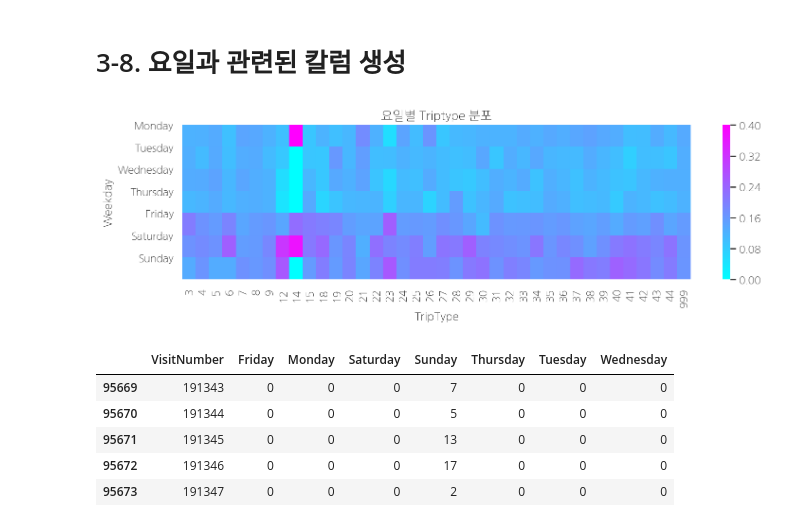
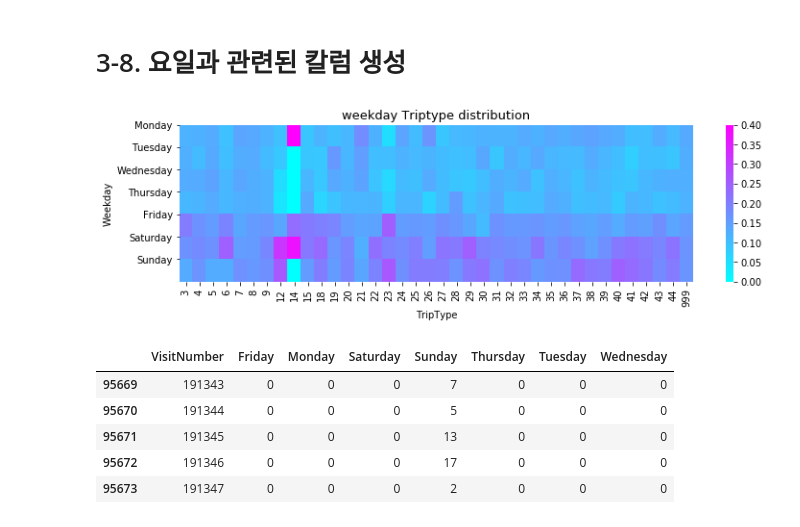
Before and after one commit to krisuety/Walmart_Triptype, a Jupyter notebook: walmart_Final.ipynb, the cells around one changed output. Saved outputs shown, nothing was run; the diff lists cells and outputs as text; code cells hidden in the pictures.

```diff
--- a/walmart_Final.ipynb
+++ b/walmart_Final.ipynb
@@ -432,8 +387,7 @@ train.tail()
 | 647052 | 8 | 191347 | Sunday | 4190007664 | 1 | DAIRY | 1512.0 | 0.0 | ... |
 | 647053 | 8 | 191347 | Sunday | 3800059655 | 1 | GROCERY DRY GOODS | 3600.0 | 0.0 | ... |
 # %%
-train["Upc"] = train.Upc.apply(float_to_str)
-train["company"] = train.Upc.apply(company)
+
 train_com = train.loc[:, ['VisitNumber', 'company']].drop_duplicates()
 train_com['val'] = True
 train_company = train_com.pivot('VisitNumber', 'company', 'val').fillna(False)
@@ -602,19 +585,19 @@ weekday = {"Monday": 0,
            "Friday": 4,
            "Saturday": 5,
            "Sunday": 6}
-train_weekday = train[["Weekday", "VisitNumber", "TripType"]]
-train_weekday["Weekday"] = train_weekday["Weekday"].apply(lambda x: weekday[x])
+train_weekday_df = train[["Weekday", "VisitNumber", "TripType"]]
+train_weekday_df["Weekday"] = train_weekday_df["Weekday"].apply(lambda x: weekday[x])
 # %%
 plt.figure(figsize=(12, 3))
-sns.heatmap(data=pd.crosstab(train_weekday["Weekday"],
-                             train_weekday["TripType"],
-                             values=train_weekday["VisitNumber"],
+sns.heatmap(data=pd.crosstab(train_weekday_df["Weekday"],
+                             train_weekday_df["TripType"],
+                             values=train_weekday_df["VisitNumber"],
                              aggfunc='count',
                              normalize="columns"), cmap="cool")
 plt.yticks(range(0, 7), list(weekday.keys()), rotation="horizontal")
-plt.title("요일별 Triptype 분포", fontsize=13)
+plt.title("weekday Triptype distribution", fontsize=13)
 plt.show()
 # %% [output]
-[figure, old version]
+[figure, new version]
 # %%
 train_weekday = pd.get_dummies(train["Weekday"])
```
Also changed, not shown: parts of 48 cells of this notebook.
